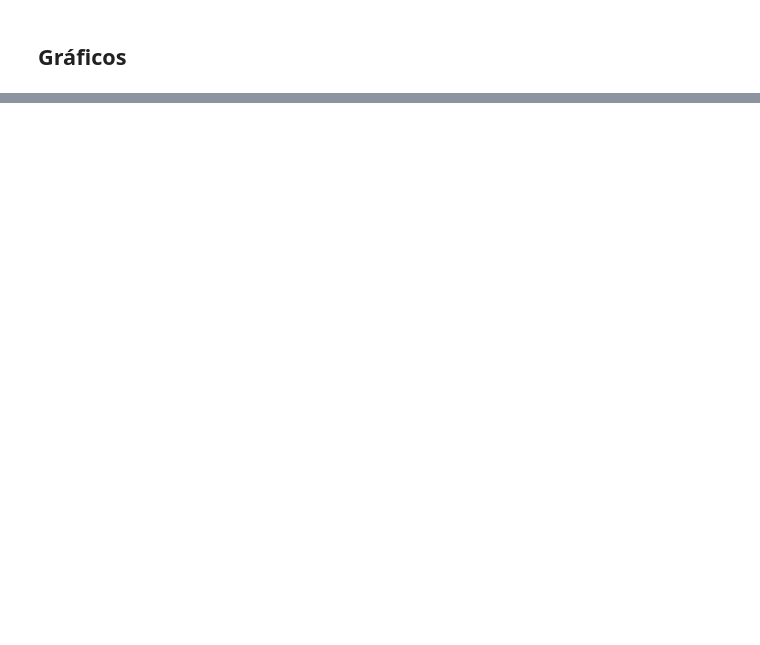
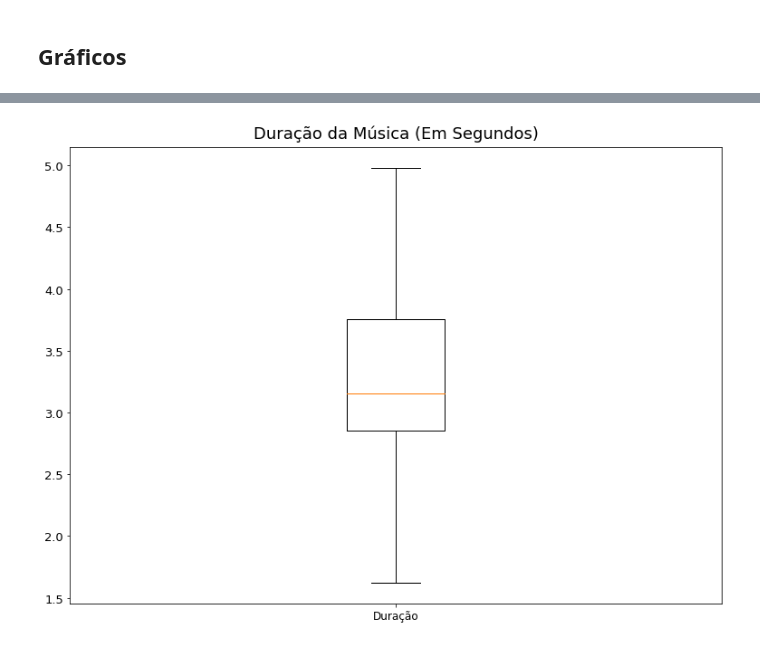
Before and after one commit to xiforivia/spotify, a Jupyter notebook: analise.ipynb, the cells around one changed output, grey strips where cells are left out. Drawn from its saved outputs; the diff is of its cells as text; code cells hidden in the pictures; blank space fills up the shorter version.

```diff
--- a/analise.ipynb
+++ b/analise.ipynb
@@ -151,0 +258,23 @@ plt.show()
+# %%
+data = [dfVariaveis['duracao']]
+
+fig = plt.figure(figsize =(10, 7))
+
+fig.text(x=1.5,
+    y=1.02,
+    s="Duração da Música (Em Segundos)",
+    fontsize = 18,
+    horizontalalignment='center',
+    color='black')
+
+# Creating axes instance
+ax = fig.add_axes([1, 0, 1, 1])
+
+# Creating plot
+bp = ax.boxplot(data, labels=['Duração'] )
+
+
+# show plot
+plt.show()
+# %% [output]
+[figure, added]
```
Also changed, not shown: parts of 9 cells of this notebook, 1 other file.
